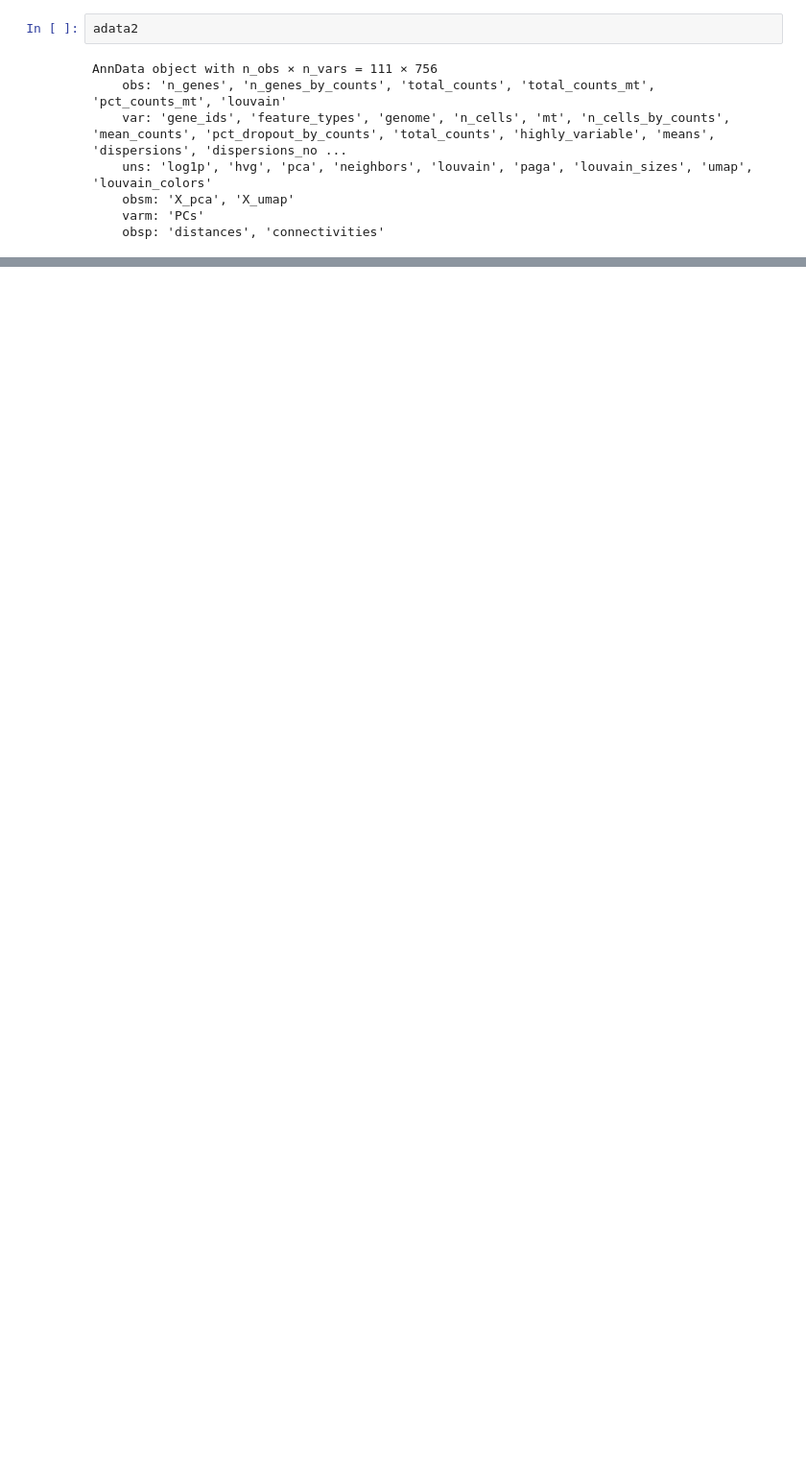
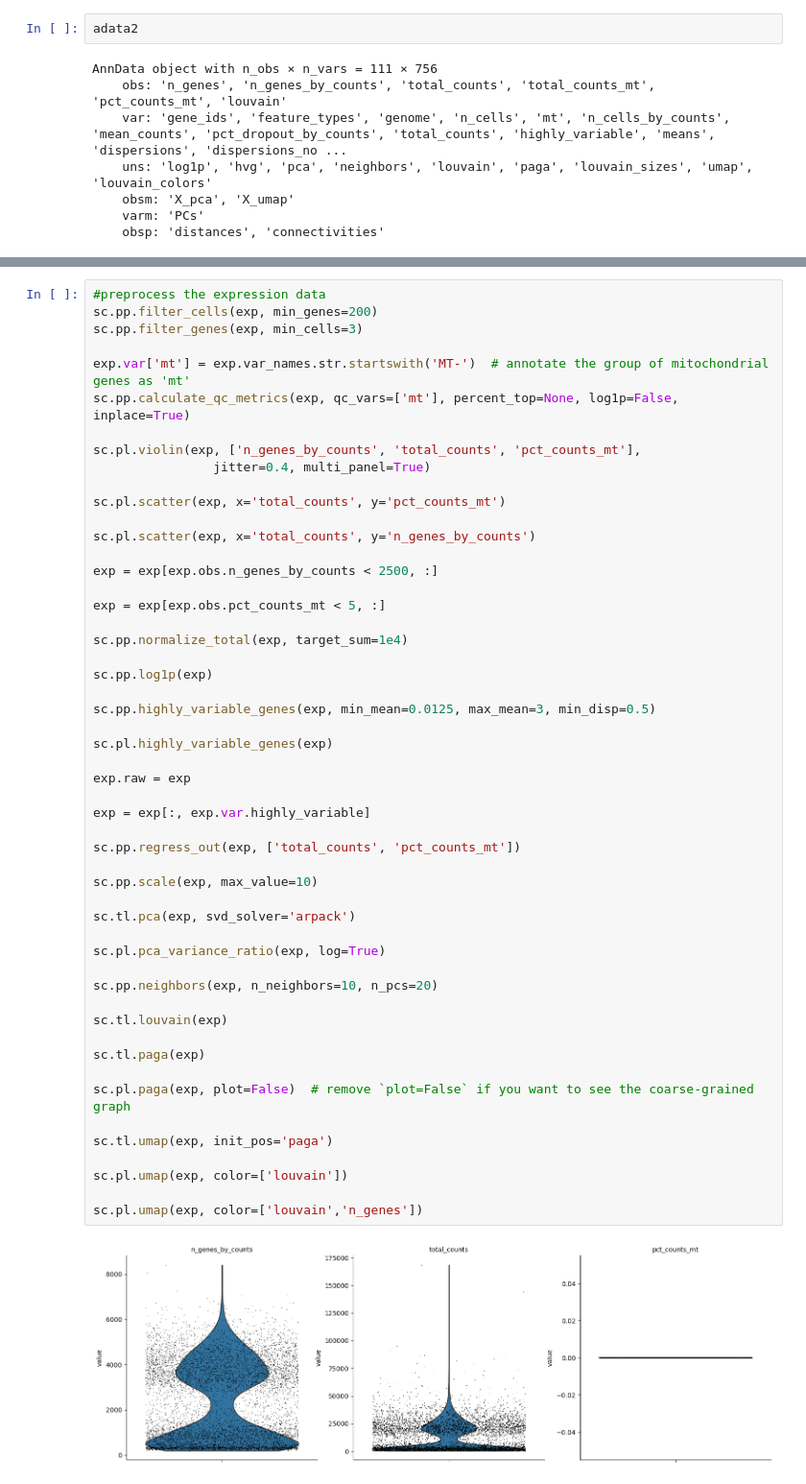
Before and after one commit to incredible-maker/Goodbye_DR.A, a Jupyter notebook: first_scanpy_try.ipynb, the cells around one changed output, grey strips where cells are left out. Shown at 96% size. Saved outputs shown, nothing was run; the diff lists cells and outputs as text; blank space fills up the shorter version.

```diff
--- a/first_scanpy_try.ipynb
+++ b/first_scanpy_try.ipynb
@@ -297,0 +363,54 @@ AnnData object with n_obs × n_vars = 111 × 756
+# %%
+#preprocess the expression data
+sc.pp.filter_cells(exp, min_genes=200)
+sc.pp.filter_genes(exp, min_cells=3)
+
+exp.var['mt'] = exp.var_names.str.startswith('MT-')  # annotate the group of mitochondrial genes as 'mt'
+sc.pp.calculate_qc_metrics(exp, qc_vars=['mt'], percent_top=None, log1p=False, inplace=True)
+
+sc.pl.violin(exp, ['n_genes_by_counts', 'total_counts', 'pct_counts_mt'],
+                jitter=0.4, multi_panel=True)
+
+sc.pl.scatter(exp, x='total_counts', y='pct_counts_mt')
+
+sc.pl.scatter(exp, x='total_counts', y='n_genes_by_counts')
+
+exp = exp[exp.obs.n_genes_by_counts < 2500, :]
+
+exp = exp[exp.obs.pct_counts_mt < 5, :]
+
+sc.pp.normalize_total(exp, target_sum=1e4)
+
+sc.pp.log1p(exp)
+
+sc.pp.highly_variable_genes(exp, min_mean=0.0125, max_mean=3, min_disp=0.5)
+
+sc.pl.highly_variable_genes(exp)
+
+exp.raw = exp
+
+exp = exp[:, exp.var.highly_variable]
+
+sc.pp.regress_out(exp, ['total_counts', 'pct_counts_mt'])
+
+sc.pp.scale(exp, max_value=10)
+
+sc.tl.pca(exp, svd_solver='arpack')
+
+sc.pl.pca_variance_ratio(exp, log=True)
+
+sc.pp.neighbors(exp, n_neighbors=10, n_pcs=20)
+
+sc.tl.louvain(exp)
+
+sc.tl.paga(exp)
+
+sc.pl.paga(exp, plot=False)  # remove `plot=False` if you want to see the coarse-grained graph
+
+sc.tl.umap(exp, init_pos='paga')
+
+sc.pl.umap(exp, color=['louvain'])
+
+sc.pl.umap(exp, color=['louvain','n_genes'])
+# %% [output]
+[figure, added]
```
Also changed, not shown: parts of 13 cells of this notebook.
